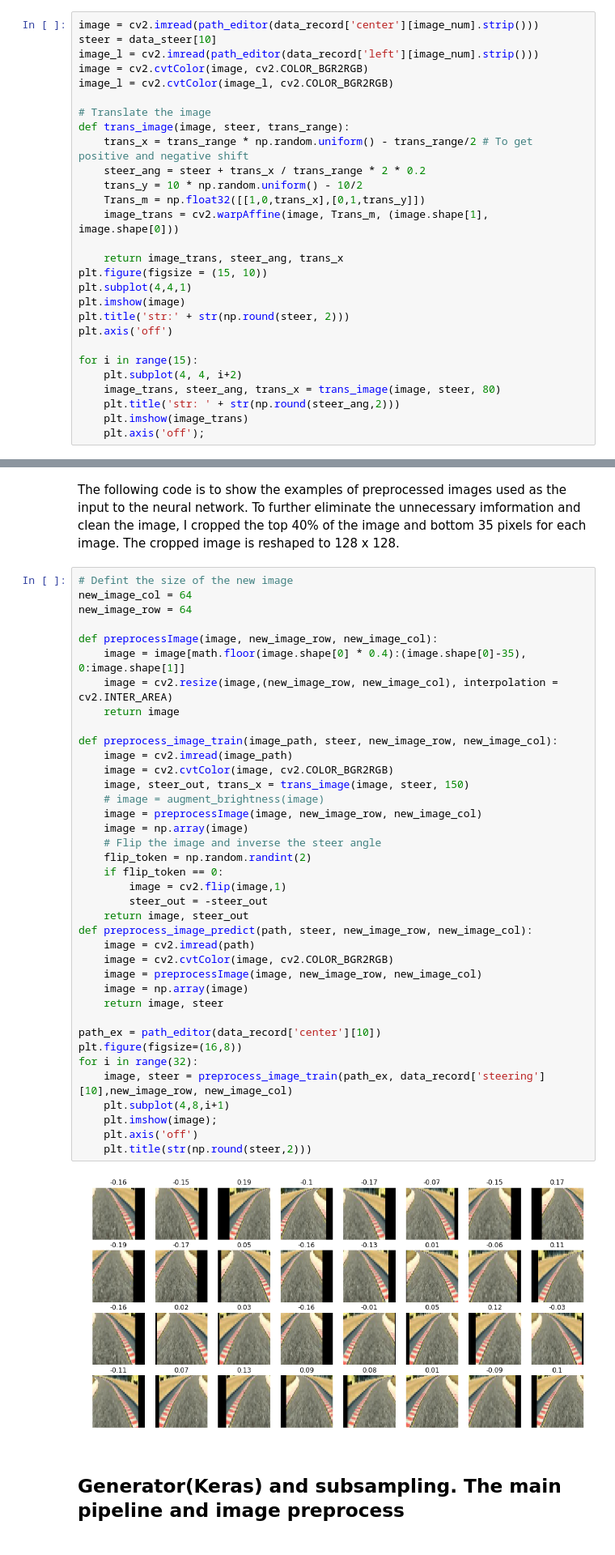
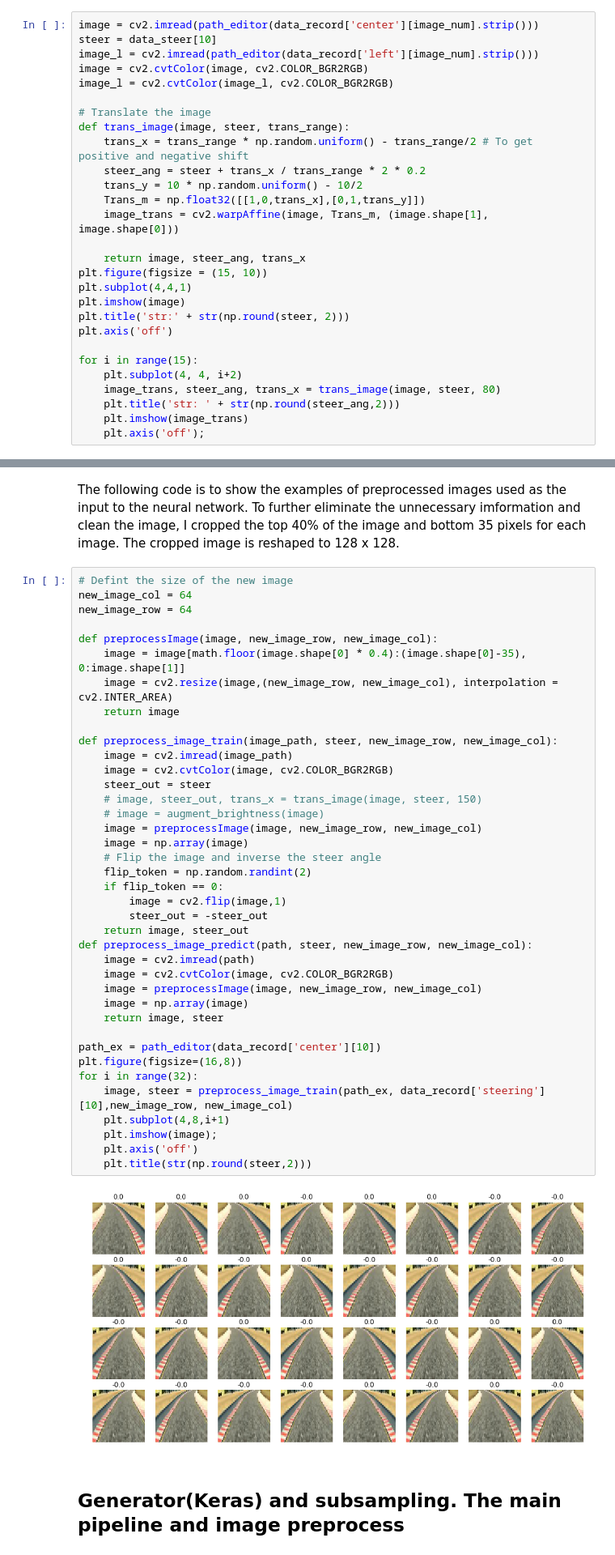
Before and after one commit to OwenHua666/CarND-Behavioral-Cloning-P3, a Jupyter notebook: BehaviorClone_model.ipynb, the cells around one changed output, grey strips where cells are left out. Shown at 81% size. Drawn from its saved outputs; the diff is of its cells as text.

Commit message:
Simplfy the image preprocessing steps

```diff
--- a/BehaviorClone_model.ipynb
+++ b/BehaviorClone_model.ipynb
@@ -143,7 +141,7 @@ def trans_image(image, steer, trans_range):
     Trans_m = np.float32([[1,0,trans_x],[0,1,trans_y]])
     image_trans = cv2.warpAffine(image, Trans_m, (image.shape[1], image.shape[0]))
 
-    return image_trans, steer_ang, trans_x
+    return image, steer_ang, trans_x
 plt.figure(figsize = (15, 10))
 plt.subplot(4,4,1)
 plt.imshow(image)
@@ -176,35 +174,36 @@ def preprocessImage(image, new_image_row, new_image_col):
     return image
 
 def preprocess_image_train(image_path, steer, new_image_row, new_image_col):
     image = cv2.imread(image_path)
     image = cv2.cvtColor(image, cv2.COLOR_BGR2RGB)
-    image, steer_out, trans_x = trans_image(image, steer, 150)
+    steer_out = steer
+    # image, steer_out, trans_x = trans_image(image, steer, 150)
     # image = augment_brightness(image)
     image = preprocessImage(image, new_image_row, new_image_col)
     image = np.array(image)
     # Flip the image and inverse the steer angle
     flip_token = np.random.randint(2)
     if flip_token == 0:
         image = cv2.flip(image,1)
         steer_out = -steer_out
     return image, steer_out
 def preprocess_image_predict(path, steer, new_image_row, new_image_col):
     image = cv2.imread(path)
     image = cv2.cvtColor(image, cv2.COLOR_BGR2RGB)
     image = preprocessImage(image, new_image_row, new_image_col)
     image = np.array(image)
     return image, steer
 
 path_ex = path_editor(data_record['center'][10])
 plt.figure(figsize=(16,8))
 for i in range(32):
     image, steer = preprocess_image_train(path_ex, data_record['steering'][10],new_image_row, new_image_col)
     plt.subplot(4,8,i+1)
     plt.imshow(image);
     plt.axis('off')
     plt.title(str(np.round(steer,2)))
 # %% [output]
-[figure, old version]
+[figure, new version]
 # %% [markdown]
 ## Generator(Keras) and subsampling. The main pipeline and image preprocess
 # %% [markdown]
```
Also changed, not shown: parts of 9 cells of this notebook, 2 other files.
